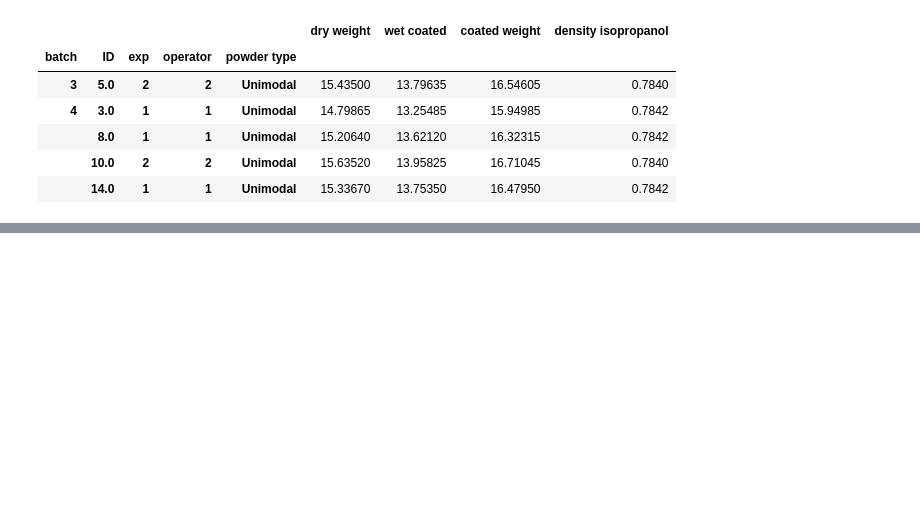
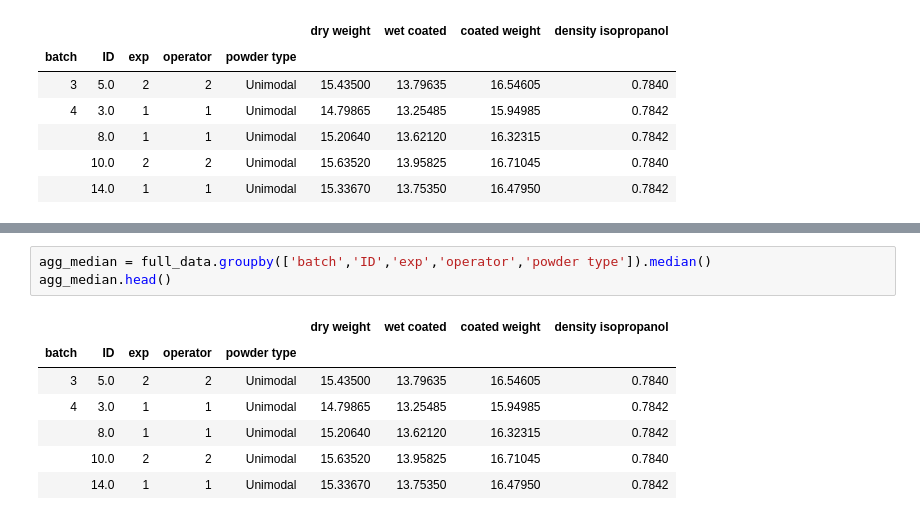
Before and after one commit to rockandsalt/bootstrapping, a Jupyter notebook: bootstraps.ipynb, the cells around one changed output, grey strips where cells are left out. Cells and saved outputs as stored; diff of their text form; blank space fills up the shorter version.

```diff
--- a/bootstraps.ipynb
+++ b/bootstraps.ipynb
@@ -88,0 +74,11 @@ print(np.mean(bootstrap_mean))
+# %%
+agg_median = full_data.groupby(['batch','ID','exp','operator','powder type']).median()
+agg_median.head()
+# %% [output]
+|  |  |  |  |  | dry weight | wet coated | coated weight | density isopropanol |
+| batch | ID | exp | operator | powder type |  |  |  |  |
+| 3 | 5.0 | 2 | 2 | Unimodal | 15.43500 | 13.79635 | 16.54605 | 0.7840 |
+| 4 | 3.0 | 1 | 1 | Unimodal | 14.79865 | 13.25485 | 15.94985 | 0.7842 |
+|  | 8.0 | 1 | 1 | Unimodal | 15.20640 | 13.62120 | 16.32315 | 0.7842 |
+|  | 10.0 | 2 | 2 | Unimodal | 15.63520 | 13.95825 | 16.71045 | 0.7840 |
+|  | 14.0 | 1 | 1 | Unimodal | 15.33670 | 13.75350 | 16.47950 | 0.7842 |
```
Also changed, not shown: parts of 15 cells of this notebook.
